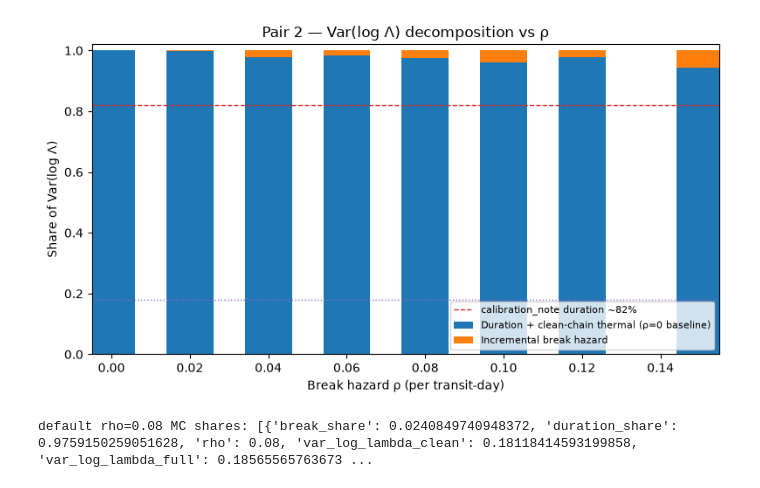
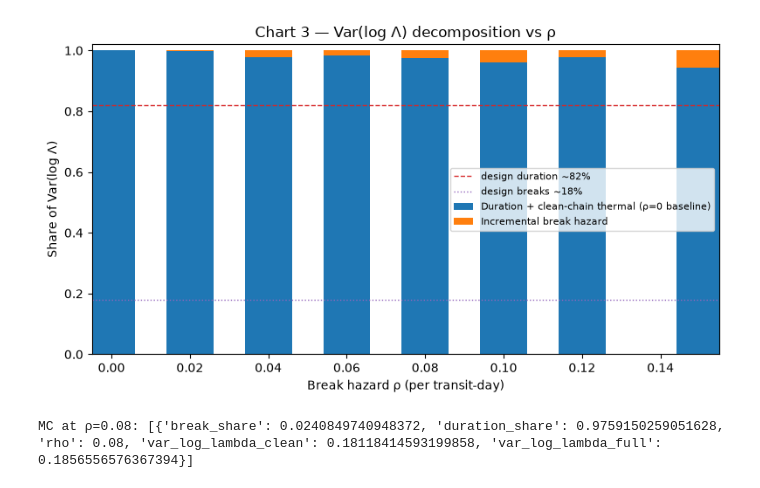
Before and after one commit to OliverEvans96/blueberries-voi, a Jupyter notebook: notebooks/arrival_tuning_charts_sketch.ipynb, the cells around one changed output. Cells and saved outputs as stored; diff of their text form; code cells hidden in the pictures.

```diff
--- a/notebooks/arrival_tuning_charts_sketch.ipynb
+++ b/notebooks/arrival_tuning_charts_sketch.ipynb
@@ -44,28 +40,25 @@ def write_artifact(overrides: dict) -> str:
 
 
 def cdf_to_pdf(cdf: np.ndarray, f: np.ndarray) -> np.ndarray:
-    pdf = np.gradient(cdf, f)
-    return np.clip(pdf, 0.0, None)
+    return np.clip(np.gradient(cdf, f), 0.0, None)
 
 
-def marginal_pdf(condition: str, *, overrides: dict | None = None, n: int = 256) -> tuple[np.ndarray, np.ndarray, float]:
+def marginal_pdf(
+    condition: str,
+    *,
+    overrides: dict | None = None,
+    n: int = 256,
+) -> tuple[np.ndarray, np.ndarray, float]:
     src = write_artifact(overrides or {})
     f = np.linspace(0.0, 1.0, n)
     cdf = np.asarray(arrival_marginal_cdf_py(src, condition, f.tolist()), dtype=float)
-    pdf = cdf_to_pdf(cdf, f)
-    atom = float(cdf[0])
-    return f, pdf, atom
+    return f, cdf_to_pdf(cdf, f), float(cdf[0])
 
 
 def cargo_sketch_data() -> dict:
     cmd = [
-        "cargo",
-        "run",
-        "-p",
-        "voi_core",
-        "--release",
-        "--example",
-        "arrival_tuning_sketch_data",
+        "cargo", "run", "-p", "voi_core", "--release",
+        "--example", "arrival_tuning_sketch_data",
     ]
     t0 = time.perf_counter()
     proc = subprocess.run(cmd, cwd=REPO, capture_output=True, text=True, check=True)
@@ -74,4 +67,5 @@ def cargo_sketch_data() -> dict:
 
 
 SKETCH = cargo_sketch_data()
+PHI_SET = float(SKETCH["phi_set"])
 # %% [output]
@@ -112,23 +153,23 @@ Dashed reference: `calibration_note.md` design target ~82% / ~18% at ρ=0.08 (sc
 # %%
 rows = sorted(SKETCH["var_log_decomposition"], key=lambda r: r["rho"])
 rhos = [r["rho"] for r in rows]
 dur = [r["duration_share"] for r in rows]
 brk = [r["break_share"] for r in rows]
 
 fig, ax = plt.subplots(figsize=(8, 4.5))
 ax.bar(rhos, dur, width=0.012, label="Duration + clean-chain thermal (ρ=0 baseline)")
 ax.bar(rhos, brk, width=0.012, bottom=dur, label="Incremental break hazard")
-ax.axhline(0.82, color="C3", ls="--", lw=1, label="calibration_note duration ~82%")
-ax.axhline(0.18, color="C4", ls=":", lw=1)
+ax.axhline(0.82, color="C3", ls="--", lw=1, label="design duration ~82%")
+ax.axhline(0.18, color="C4", ls=":", lw=1, label="design breaks ~18%")
 ax.set_xlabel("Break hazard ρ (per transit-day)")
 ax.set_ylabel("Share of Var(log Λ)")
-ax.set_title("Pair 2 — Var(log Λ) decomposition vs ρ")
+ax.set_title("Chart 3 — Var(log Λ) decomposition vs ρ")
 ax.set_xlim(-0.005, 0.155)
 ax.set_ylim(0, 1.02)
 ax.legend(fontsize=8)
 fig.tight_layout()
 plt.show()
-print(f"default rho=0.08 MC shares:", [r for r in rows if abs(r["rho"] - 0.08) < 1e-9])
+print("MC at ρ=0.08:", [r for r in rows if abs(r["rho"] - 0.08) < 1e-9])
 # %% [output]
-[figure, old version]
+[figure, new version]
-default rho=0.08 MC shares: [{'break_share': 0.0240849740948372, 'duration_share': 0.9759150259051628, 'rho': 0.08, 'var_log_lambda_clean': 0.18118414593199858, 'var_log_lambda_full': 0.18565565763673 ...
+MC at ρ=0.08: [{'break_share': 0.0240849740948372, 'duration_share': 0.9759150259051628, 'rho': 0.08, 'var_log_lambda_clean': 0.18118414593199858, 'var_log_lambda_full': 0.1856556576367394}]
```
Also changed, not shown: parts of 21 cells of this notebook, 1 other file.
